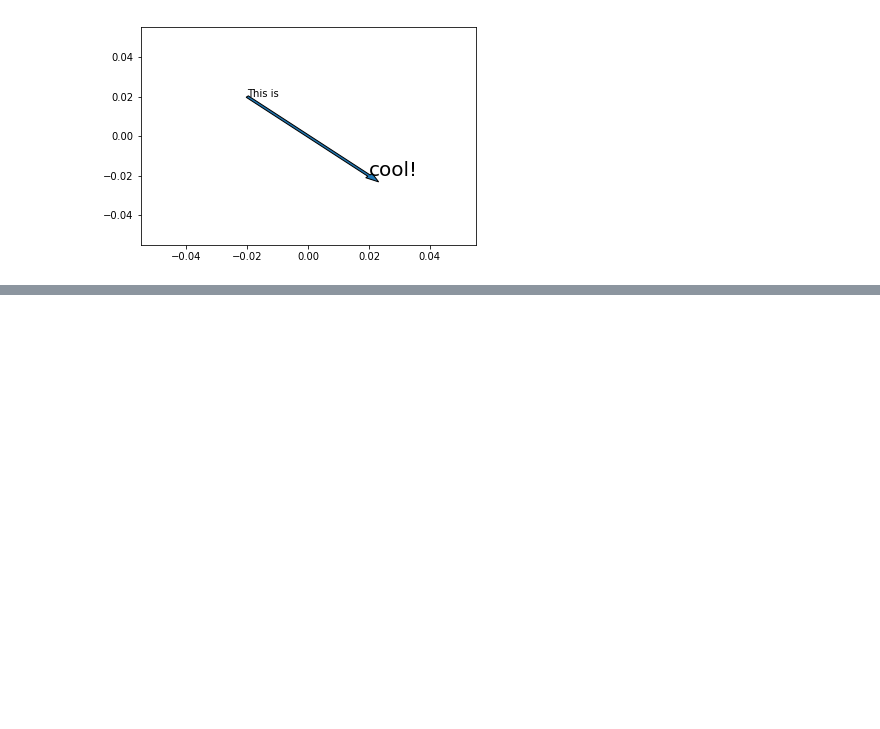
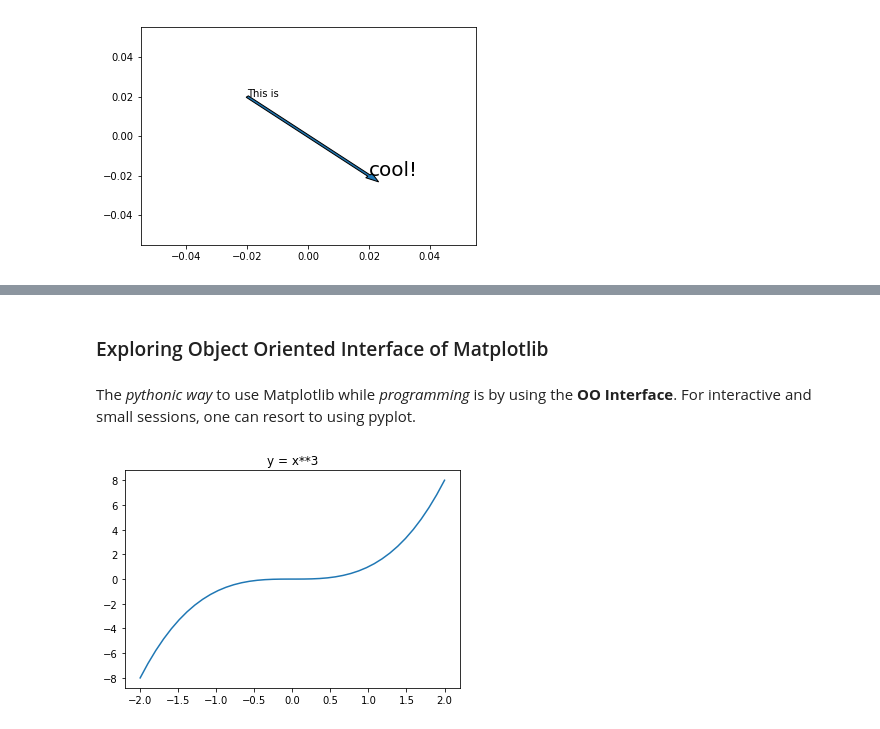
Before and after one commit to RohanBh/learning-python, a Jupyter notebook: exploring-scientific-libraries.ipynb, the cells around one changed output, grey strips where cells are left out. Saved outputs shown, nothing was run; the diff lists cells and outputs as text; code cells hidden in the pictures; blank space fills up the shorter version.

Commit message:
Add OO interface for matplotlib

```diff
--- a/exploring-scientific-libraries.ipynb
+++ b/exploring-scientific-libraries.ipynb
@@ -972,0 +1004,14 @@ plt.show()
+# %% [markdown]
+### Exploring Object Oriented Interface of Matplotlib
+# %% [markdown]
+The *pythonic way* to use Matplotlib while *programming* is by using the **OO Interface**. For interactive and small sessions, one can resort to using pyplot.
+# %%
+# hello world code
+x = np.linspace(-2, 2, 40)
+fig = plt.figure() # returns a figure where we can add axes
+ax = fig.add_subplot(1, 1, 1) # adds 1 axes by default to subplot and return it
+line1, = plt.plot(x, x ** 3) # returns list of lines in the plot
+t = ax.set_title('y = x**3')
+plt.show()
+# %% [output]
+[figure, added]
```
Also changed, not shown: parts of 17 cells of this notebook.
